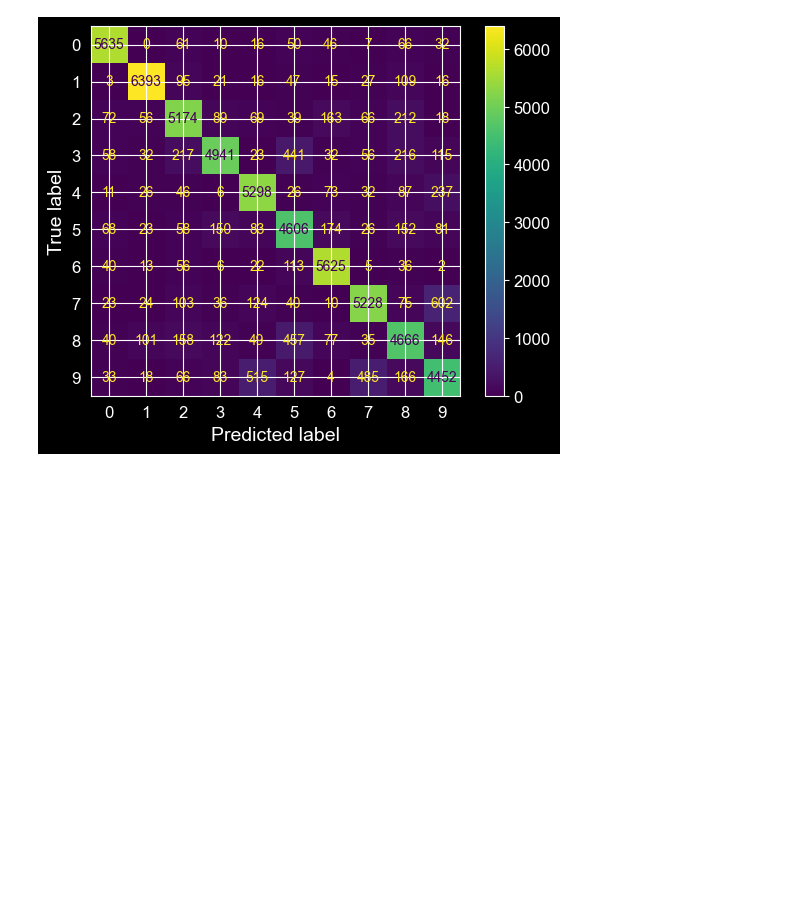
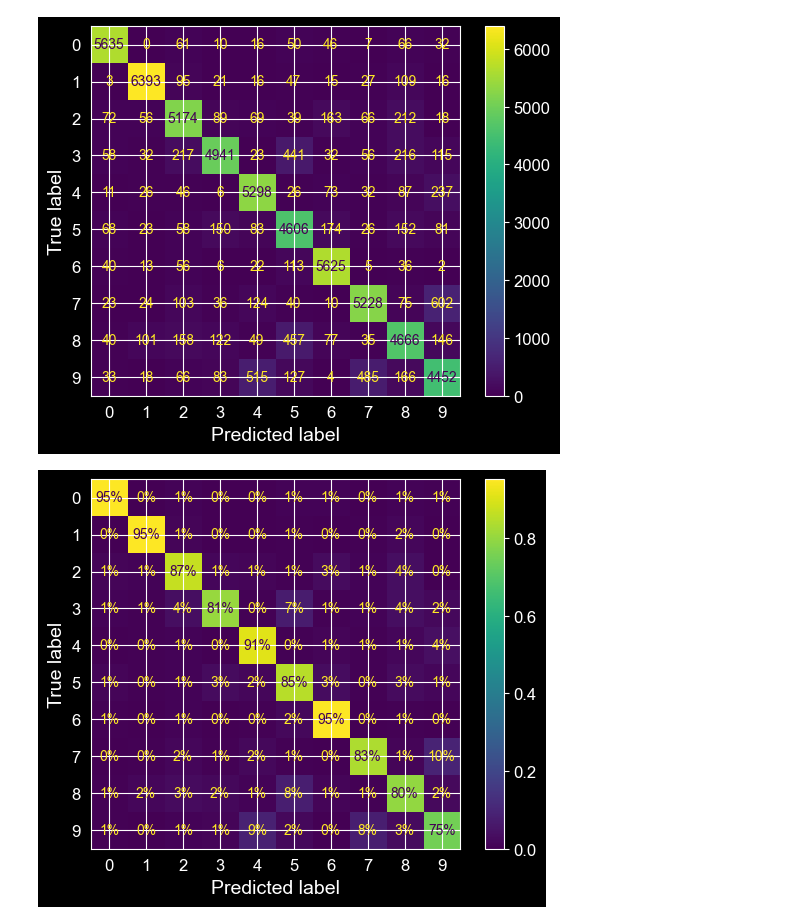
Before and after one commit to thehardikmadaan/ML_public, a Jupyter notebook: mnist/mnist_practise.ipynb, the cells around one changed output. Drawn from its saved outputs; the diff is of its cells as text; code cells hidden in the pictures; blank space fills up the shorter version.

```diff
--- a/mnist/mnist_practise.ipynb
+++ b/mnist/mnist_practise.ipynb
@@ -529,3 +528,8 @@ ConfusionMatrixDisplay.from_predictions(y_train,y_train_pred)
 plt.show()
 # %% [output]
 [figure]
+# %%
+ConfusionMatrixDisplay.from_predictions(y_train, y_train_pred, normalize="true", values_format=".0%")
+plt.show()
+# %% [output]
+[figure, added]
```
Also changed, not shown: parts of 4 cells of this notebook.
